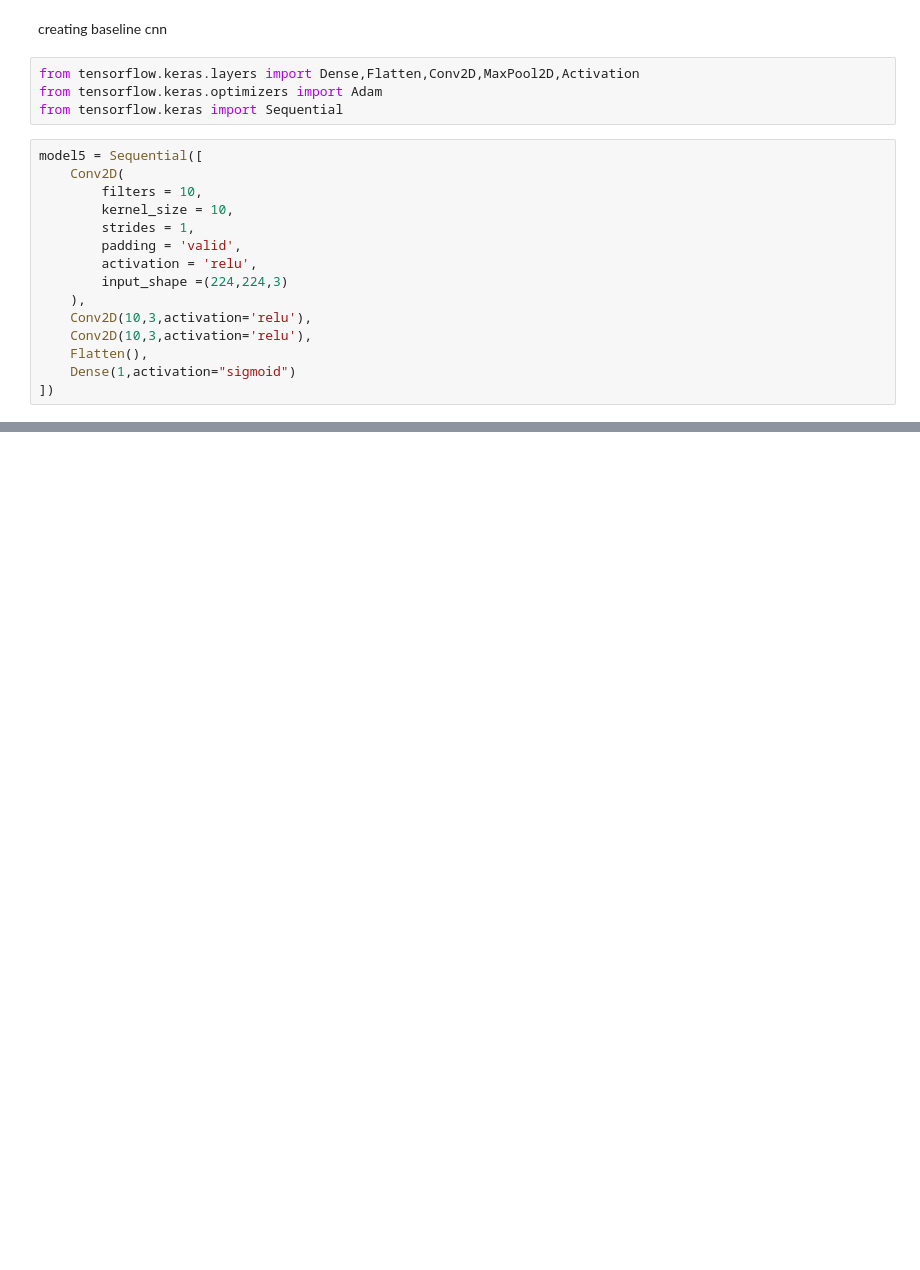
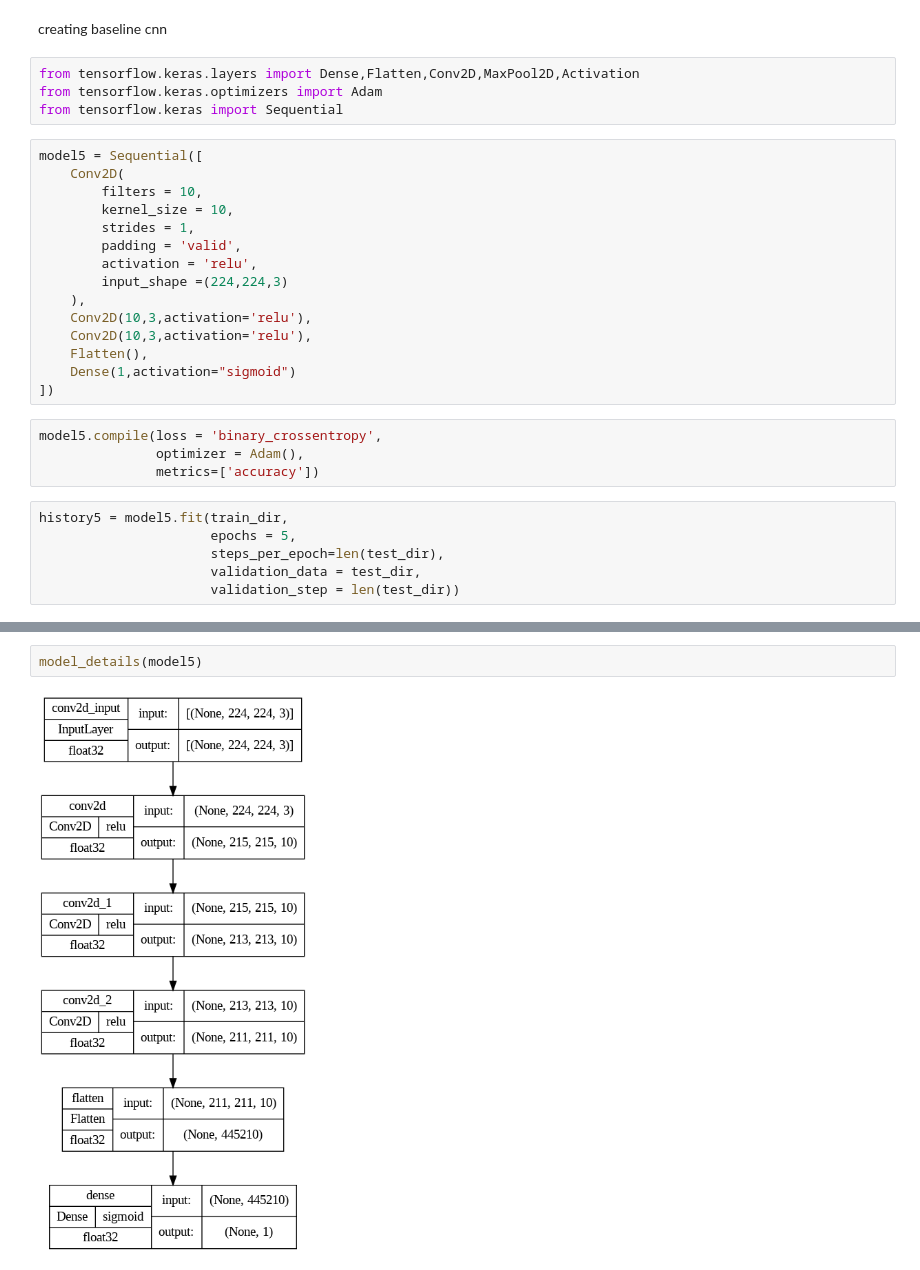
Before and after one commit to KrishnaSChavan/MachineLearning, a Jupyter notebook: CNN_1.ipynb, the cells around one changed output, grey strips where cells are left out. Drawn from its saved outputs; the diff is of its cells as text; blank space fills up the shorter version.

```diff
--- a/CNN_1.ipynb
+++ b/CNN_1.ipynb
@@ -533,3 +533,13 @@ model5 = Sequential([
     Flatten(),
     Dense(1,activation="sigmoid")
 ])
+# %%
+model5.compile(loss = 'binary_crossentropy',
+               optimizer = Adam(),
+               metrics=['accuracy'])
+# %%
+history5 = model5.fit(train_dir,
+                      epochs = 5,
+                      steps_per_epoch=len(test_dir),
+                      validation_data = test_dir,
+                      validation_step = len(test_dir))
@@ -535,0 +567,4 @@ model5 = Sequential([
+# %%
+model_details(model5)
+# %% [output]
+[figure, added]
```
Also changed, not shown: parts of 9 cells of this notebook.
